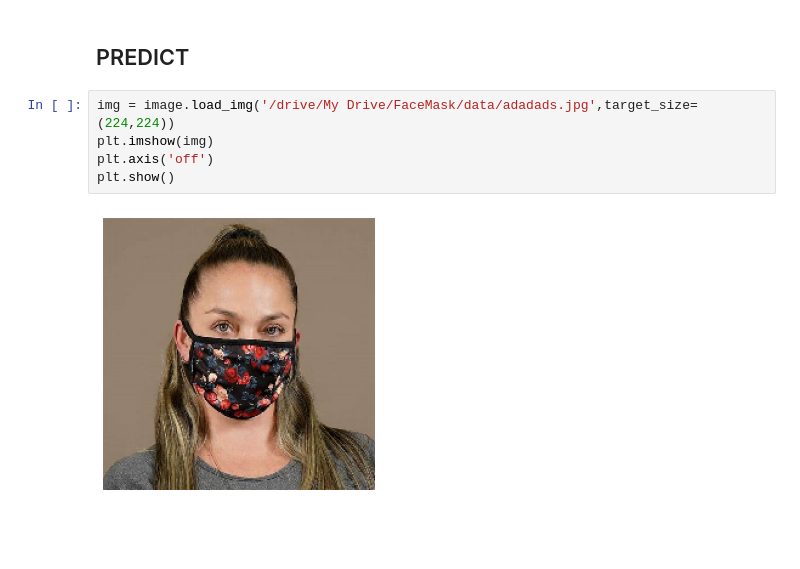
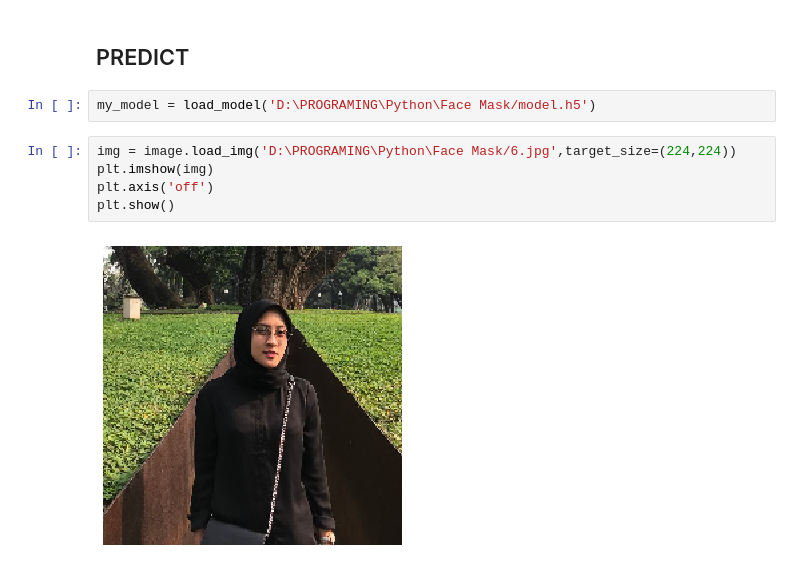
Before and after one commit to evanezcent/Face-Mask-Detection, a Jupyter notebook: FaceMask.ipynb, the cells around one changed output. Cells and saved outputs as stored; diff of their text form; blank space fills up the shorter version.

```diff
--- a/FaceMask.ipynb
+++ b/FaceMask.ipynb
@@ -242,13 +242,15 @@ plt.legend(['Train', 'Test'])
 [figure]
 # %% [markdown]
 ## PREDICT
+# %%
+my_model = load_model('D:\PROGRAMING\Python\Face Mask/model.h5')
 # %%
-img = image.load_img('/drive/My Drive/FaceMask/data/adadads.jpg',target_size=(224,224))
+img = image.load_img('D:\PROGRAMING\Python\Face Mask/6.jpg',target_size=(224,224))
 plt.imshow(img)
 plt.axis('off')
 plt.show()
 # %% [output]
-[figure, old version]
+[figure, new version]
 # %%
 img = np.array(img, dtype='float')
 img = img.reshape(1, 224, 224, 3)
```
Also changed, not shown: parts of 1 cell of this notebook, 3 other files.
